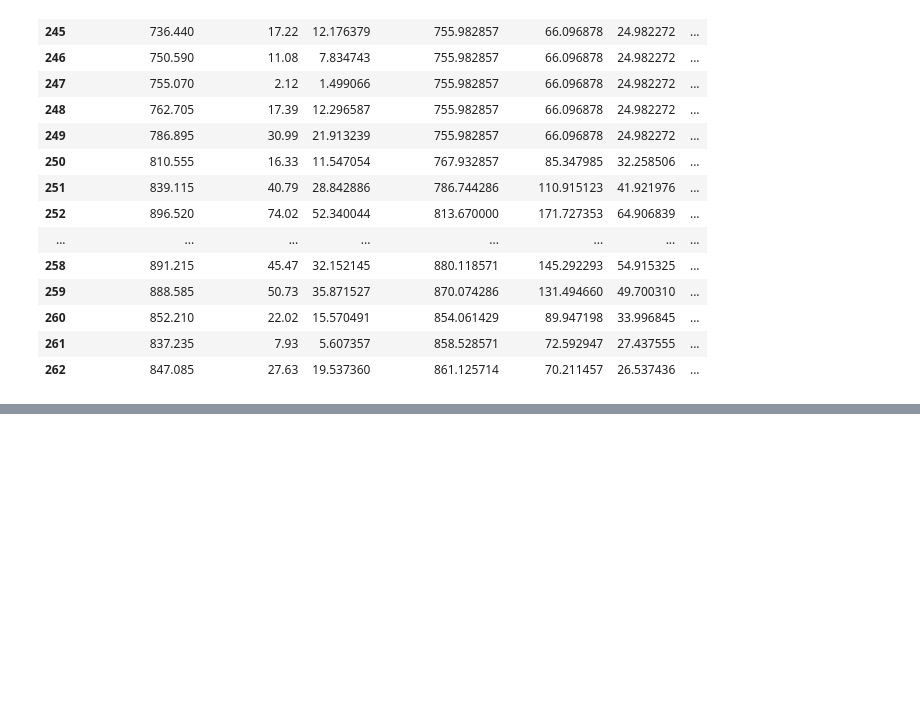
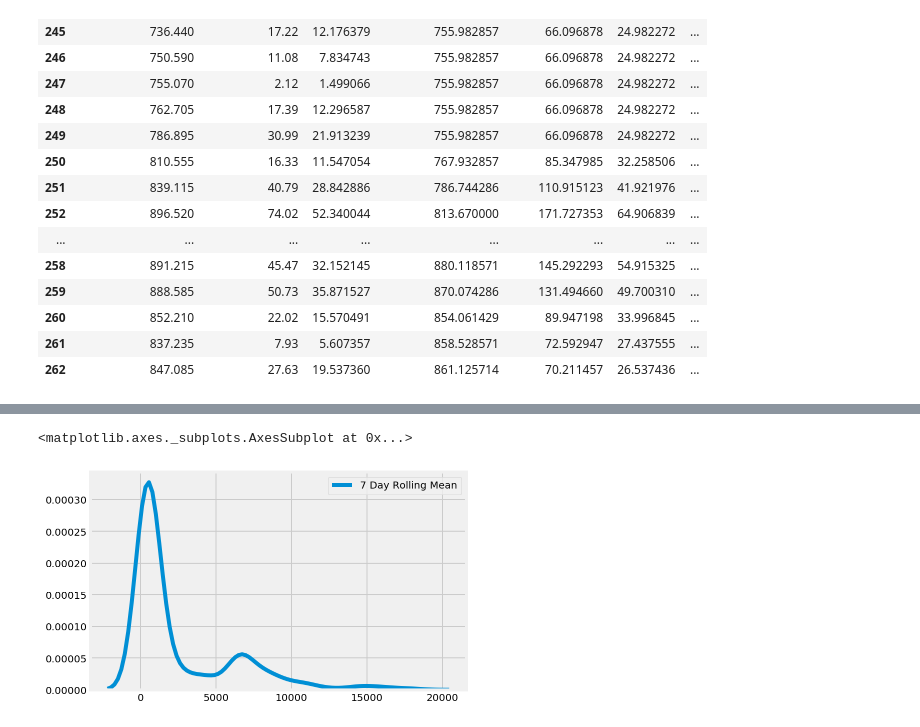
Before and after one commit to anish-saha/EventDetection-Paradigm01, a Jupyter notebook: Kaggle EDA.ipynb, the cells around one changed output, grey strips where cells are left out. Drawn from its saved outputs; the diff is of its cells as text; code cells hidden in the pictures; blank space fills up the shorter version.

```diff
--- a/Kaggle EDA.ipynb
+++ b/Kaggle EDA.ipynb
@@ -122,0 +150,5 @@ bitcoin[synthetic_col_names].head(20)
+# %%
+sns.kdeplot(df['7 Day Rolling Mean'])
+# %% [output]
+<matplotlib.axes._subplots.AxesSubplot at 0x...>
+[figure, added]
```
Also changed, not shown: parts of 7 cells of this notebook, 1 other file.
